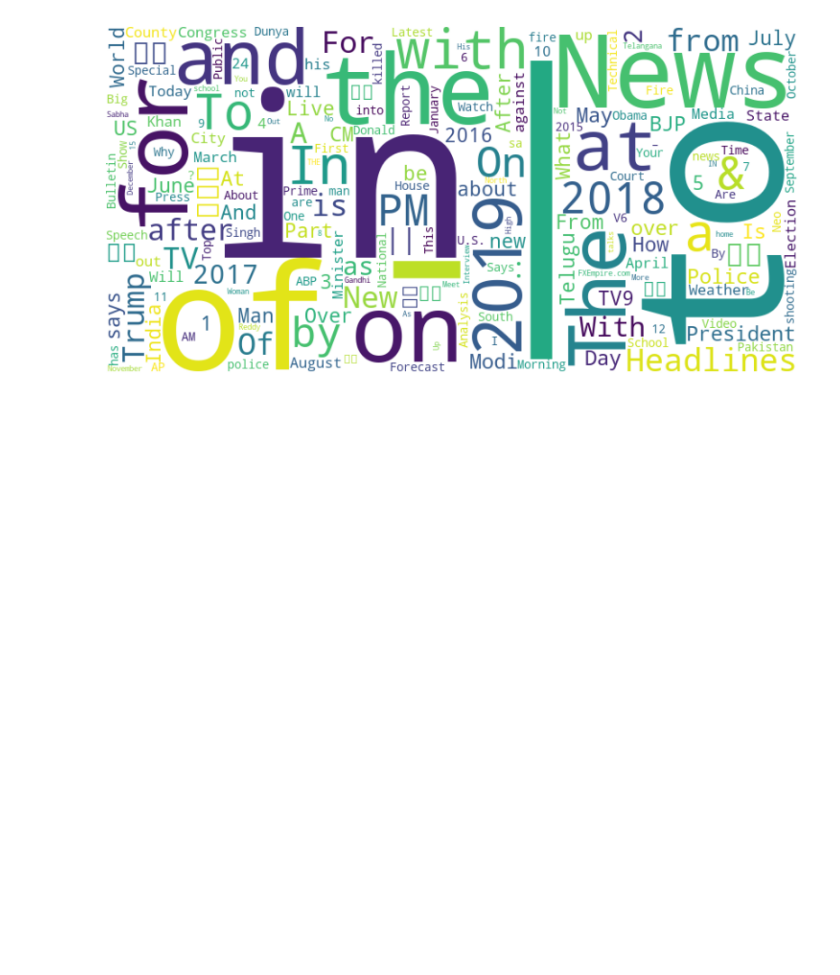
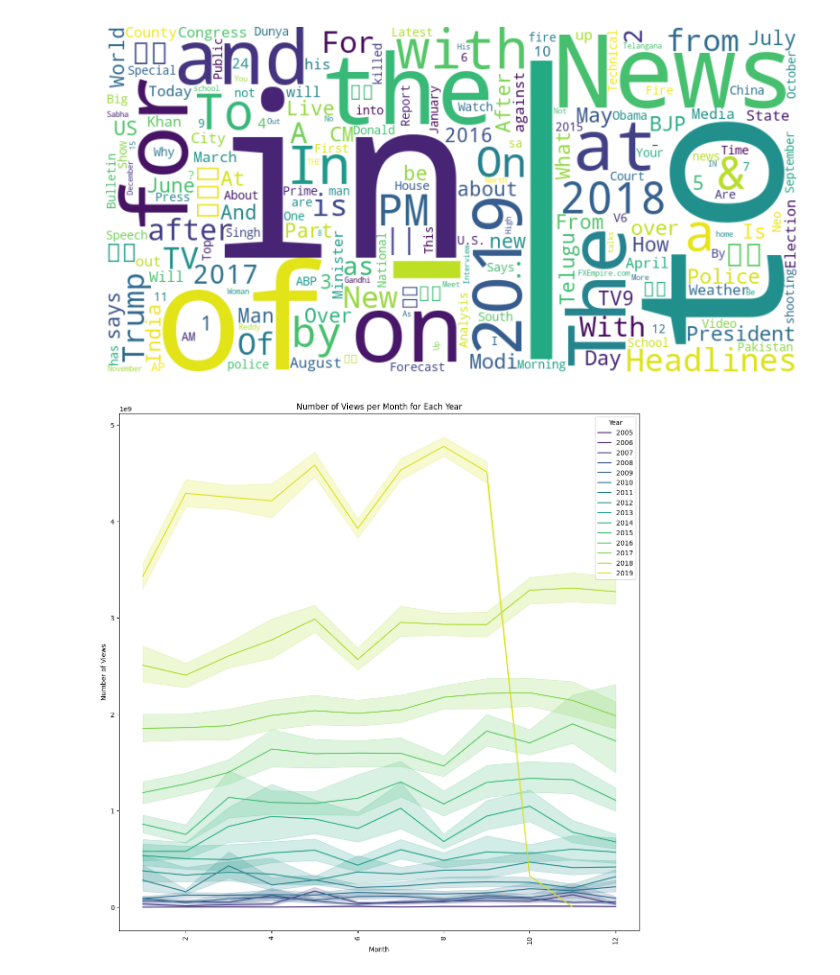
Before and after one commit to epfl-ada/ada-2024-project-robodatapioneers2024, a Jupyter notebook: news_category_filtering.ipynb, the cells around one changed output. Cells and saved outputs as stored; diff of their text form; code cells hidden in the pictures; blank space fills up the shorter version.

```diff
--- a/news_category_filtering.ipynb
+++ b/news_category_filtering.ipynb
@@ -108,3 +108,28 @@ plt.axis('off')
 plt.show()
 # %% [output]
 [figure]
+# %%
+filtered_df['upload_date'] = pd.to_datetime(filtered_df['upload_date'])
+filtered_df['year'] = filtered_df['upload_date'].dt.year
+filtered_df["month"] = filtered_df["upload_date"].dt.month
+filtered_df['day'] = filtered_df['upload_date'].dt.day
+# %%
+import seaborn as sns
+import matplotlib.pyplot as plt
+
+# Convert the 'year' column to a categorical type
+filtered_df['year'] = filtered_df['year'].astype('category')
+
+# Set the figure size
+plt.figure(figsize=(14, 14))
+
+# Plot the number of views per day for each year
+sns.lineplot(data=filtered_df, x='month', y='view_count', hue='year', palette='viridis', estimator='sum')
+plt.title('Number of Views per Month for Each Year')
+plt.xlabel('Month')
+plt.ylabel('Number of Views')
+plt.legend(title='Year')
+plt.xticks(rotation=90)
+plt.show()
+# %% [output]
+[figure, added]
```
